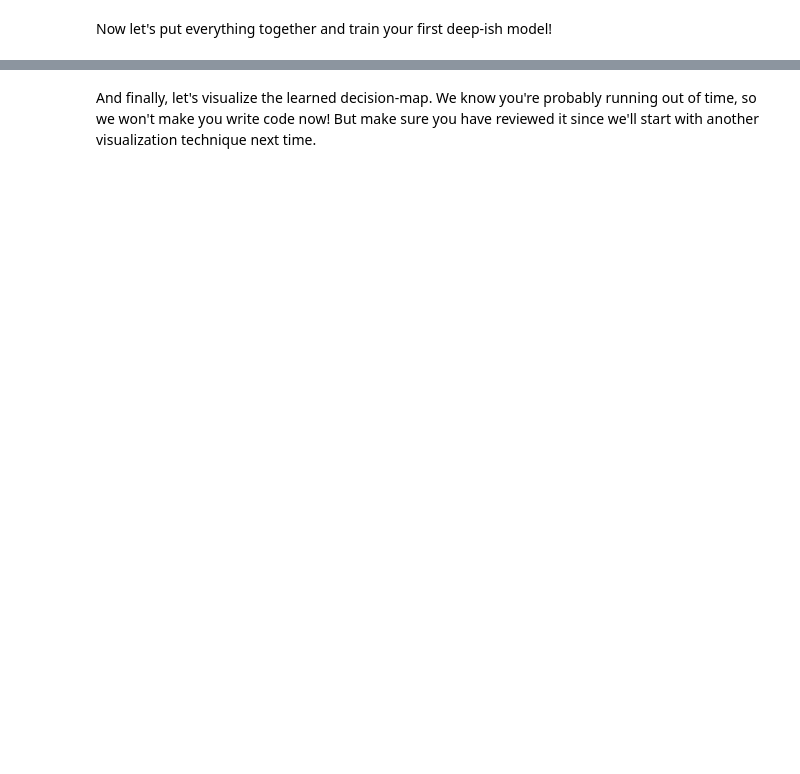
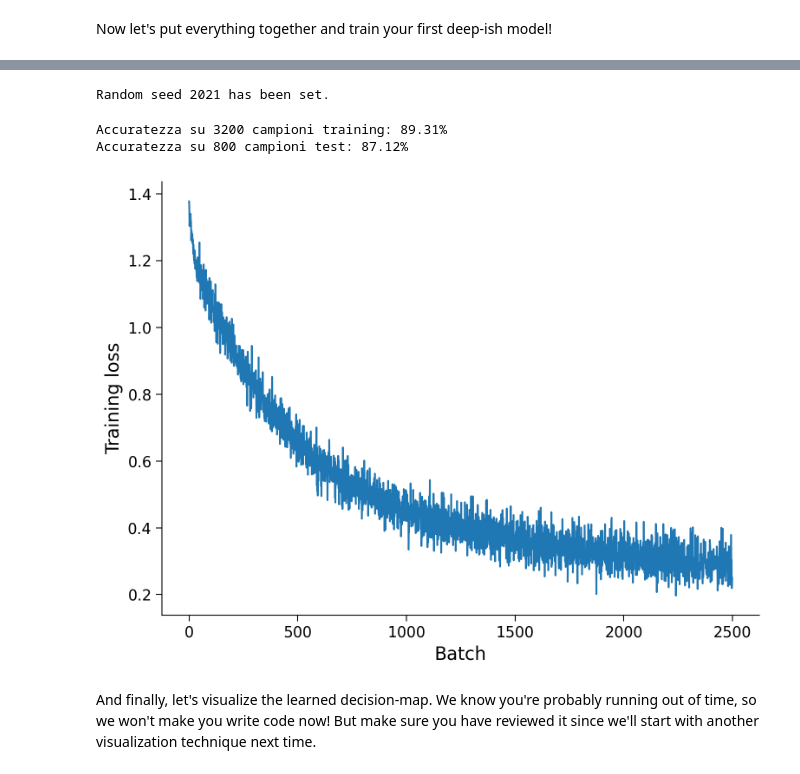
Before and after one commit to rikiatzori/DL, a Jupyter notebook: tutorials/W1D3_MultiLayerPerceptrons/student/W1D3_Tutorial1.ipynb, the cells around one changed output, grey strips where cells are left out. Cells and saved outputs as stored; diff of their text form; code cells hidden in the pictures; blank space fills up the shorter version.

```diff
--- a/tutorials/W1D3_MultiLayerPerceptrons/student/W1D3_Tutorial1.ipynb
+++ b/tutorials/W1D3_MultiLayerPerceptrons/student/W1D3_Tutorial1.ipynb
@@ -1401,3 +1425,70 @@ Accuracy on the 800 testing samples: 87.12
+# %%
+# ============================================================
+# IMPOSTAZIONE DEL SEME PER RIPRODUCIBILITÀ
+# ============================================================
+# Garantisce che ogni esecuzione produca gli stessi risultati
+# I numeri casuali (inizializzazione pesi, shuffle dati) saranno identici
+set_seed(SEED)
+
+# ============================================================
+# CREAZIONE DEL MODELLO
+# ============================================================
+# Crea un'istanza della classe Net con i seguenti parametri:
+# - Attivazione: ReLU() - funzione di attivazione non lineare
+# - Input size: X_train.shape[1] = 2 (coordinate x e y del dataset a spirale)
+# - Hidden units: [128] - UN layer nascosto con 128 neuroni
+# - Output size: K = numero di classi (es. 4 per il dataset a spirale)
+# .to(DEVICE) sposta il modello su GPU se disponibile, altrimenti su CPU
+net = Net('ReLU()', X_train.shape[1], [128], K).to(DEVICE)
+
+# ============================================================
+# DEFINIZIONE DELLA FUNZIONE DI LOSS
+# ============================================================
+# CrossEntropyLoss è la funzione standard per classificazione multi-classe
+# Combina due operazioni in modo numericamente stabile:
+# 1. Softmax: converte i logits in probabilità
+# 2. Negative Log Likelihood: -log(probabilità_classe_corretta)
+# Non serve applicare softmax manualmente!
+criterion = nn.CrossEntropyLoss()
+
+# ============================================================
+# DEFINIZIONE DELL'OTTIMIZZATORE
+# ============================================================
+# Adam è un ottimizzatore popolare che adatta il learning rate durante il training
+# net.parameters() restituisce TUTTI i pesi e bias del modello
+# lr=1e-3 = 0.001 è un learning rate tipico per Adam
+optimizer = optim.Adam(net.parameters(), lr=1e-3)
+
+# ============================================================
+# IMPOSTAZIONE DEL NUMERO DI EPOCH
+# ============================================================
+# Il modello vedrà l'intero dataset di training 100 volte
+# Ogni epoca = una passata completa su tutti i 3200 campioni
+num_epochs = 100
+
+# ============================================================
+# ADDESTRAMENTO E VALUTAZIONE
+# ============================================================
+# La funzione train_test_classification:
+# 1. Addestra il modello per num_epochs epoche
+# 2. Mostra il grafico della loss durante training (training_plot=True)
+# 3. Valuta l'accuratezza su training set e test set
+# 4. Restituisce le accuratezze (ignorate qui con _ , _ )
+_, _ = train_test_classification(
+    net,                          # Il modello da addestrare
+    criterion,                    # La funzione di loss
+    optimizer,                    # L'ottimizzatore
+    train_loader,                 # DataLoader con dati di training (batch=128, shuffle)
+    test_loader,                   # DataLoader con dati di test (batch=128, no shuffle)
+    num_epochs=num_epochs,        # 100 epoche
+    training_plot=True,            # Mostra il grafico dell'andamento della loss
+    device=DEVICE                  # Esegui su GPU/CPU
+)
+# %% [output]
+Random seed 2021 has been set.
+Accuratezza su 3200 campioni training: 89.31%
+Accuratezza su 800 campioni test: 87.12%
+[figure, added]
 # %% [markdown]
 And finally, let's visualize the learned decision-map. We know you're probably running out of time, so we won't make you write code now! But make sure you have reviewed it since we'll start with another visualization technique next time.
 # %%
```
Also changed, not shown: parts of 11 cells of this notebook.
